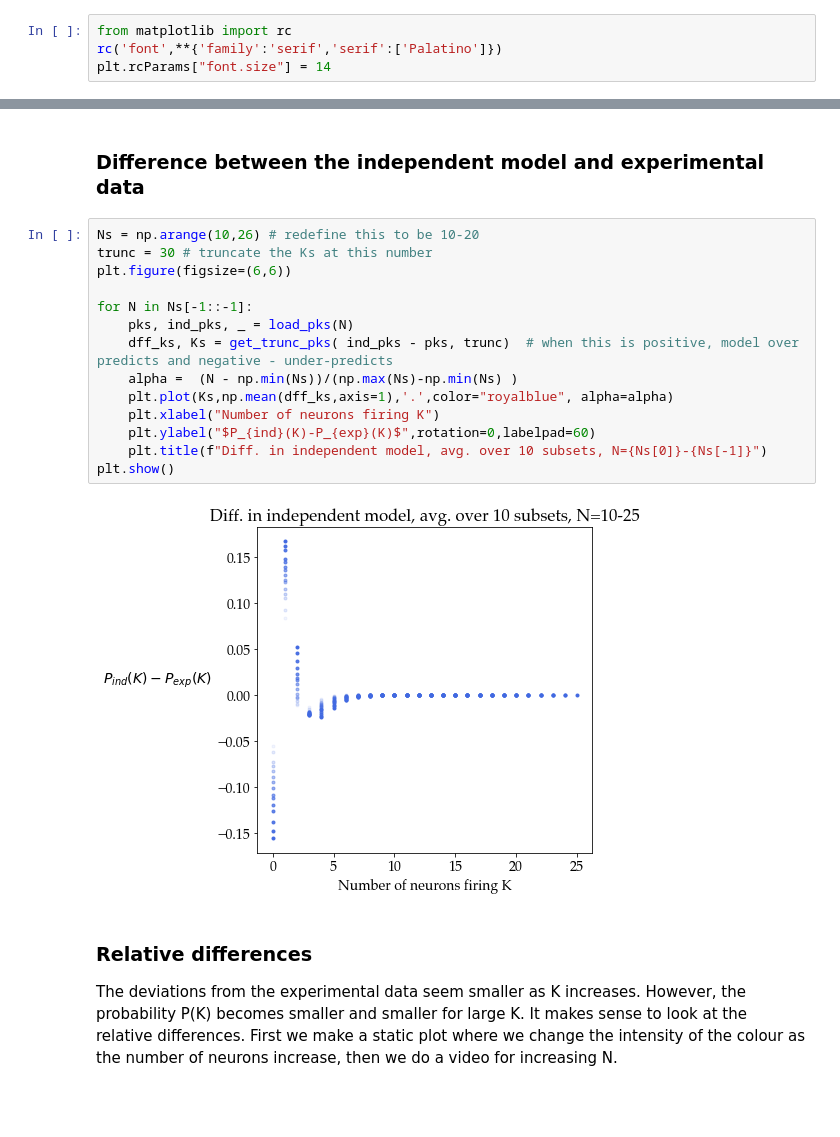
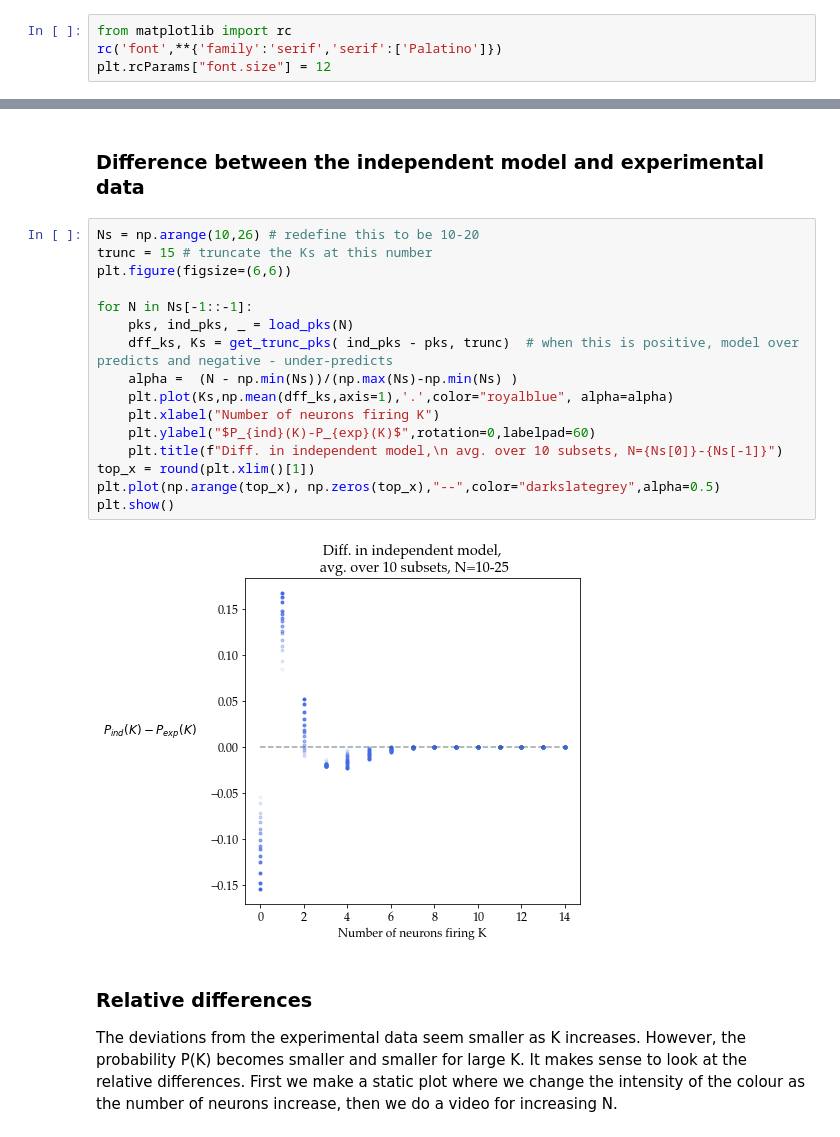
Before and after one commit to abramschon/maxent, a Jupyter notebook: notebooks/correlations.ipynb, the cells around one changed output, grey strips where cells are left out. Saved outputs shown, nothing was run; the diff lists cells and outputs as text; blank space fills up the shorter version.

```diff
--- a/notebooks/correlations.ipynb
+++ b/notebooks/correlations.ipynb
@@ -10,4 +8,4 @@ import matplotlib.pyplot as plt
 # %%
 from matplotlib import rc
 rc('font',**{'family':'serif','serif':['Palatino']})
-plt.rcParams["font.size"] = 14
+plt.rcParams["font.size"] = 12
@@ -188,20 +232,22 @@ pks_trunc.shape, Ks_trunc.shape
 ### Difference between the independent model and experimental data
 # %%
 Ns = np.arange(10,26) # redefine this to be 10-20
-trunc = 30 # truncate the Ks at this number
+trunc = 15 # truncate the Ks at this number
 plt.figure(figsize=(6,6))
 
 for N in Ns[-1::-1]:
     pks, ind_pks, _ = load_pks(N)
     dff_ks, Ks = get_trunc_pks( ind_pks - pks, trunc)  # when this is positive, model over predicts and negative - under-predicts
     alpha =  (N - np.min(Ns))/(np.max(Ns)-np.min(Ns) )
     plt.plot(Ks,np.mean(dff_ks,axis=1),'.',color="royalblue", alpha=alpha)
     plt.xlabel("Number of neurons firing K")
     plt.ylabel("$P_{ind}(K)-P_{exp}(K)$",rotation=0,labelpad=60)
-    plt.title(f"Diff. in independent model, avg. over 10 subsets, N={Ns[0]}-{Ns[-1]}")
+    plt.title(f"Diff. in independent model,\n avg. over 10 subsets, N={Ns[0]}-{Ns[-1]}")
+top_x = round(plt.xlim()[1])
+plt.plot(np.arange(top_x), np.zeros(top_x),"--",color="darkslategrey",alpha=0.5)
 plt.show()
 # %% [output]
-[figure, old version]
+[figure, new version]
 # %% [markdown]
 ### Relative differences
 The deviations from the experimental data seem smaller as K increases. However, the probability P(K) becomes smaller and smaller for large K. It makes sense to look at the relative differences. First we make a static plot where we change the intensity of the colour as the number of neurons increase, then we do a video for increasing N.
```
Also changed, not shown: parts of 37 cells of this notebook.
